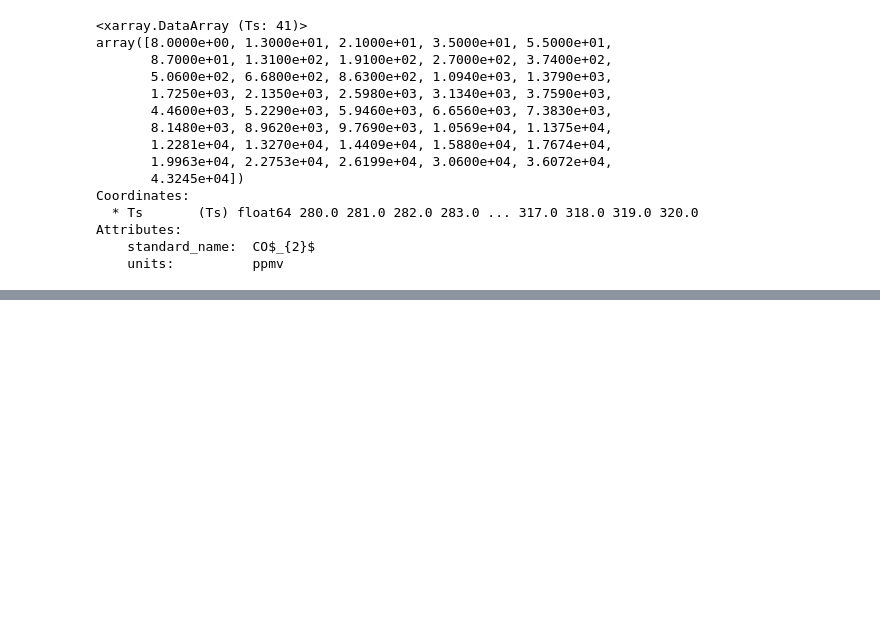
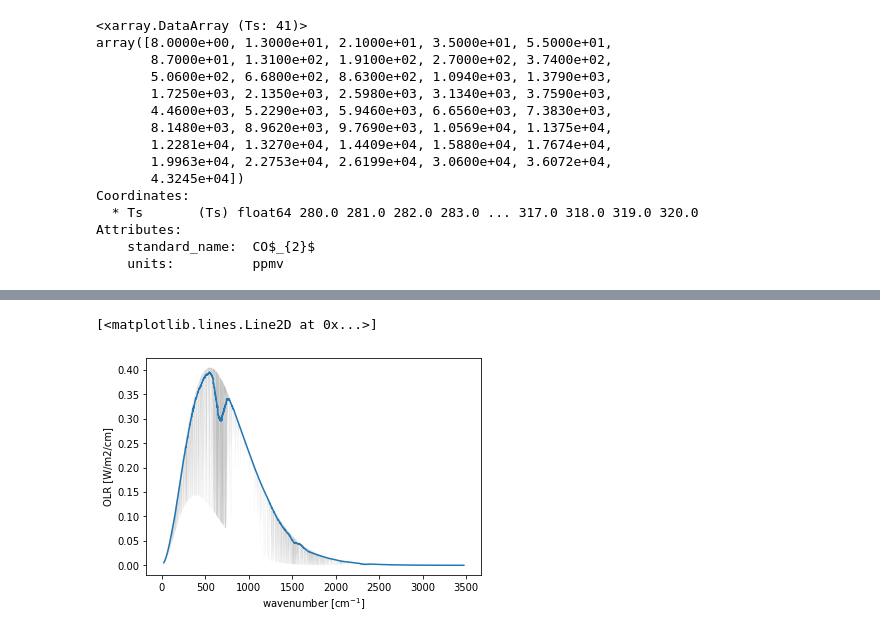
Before and after one commit to AndrewILWilliams/ECS_bump, a Jupyter notebook: climlab_rrtmg.ipynb, the cells around one changed output, grey strips where cells are left out. Saved outputs shown, nothing was run; the diff lists cells and outputs as text; code cells hidden in the pictures; blank space fills up the shorter version.

```diff
--- a/climlab_rrtmg.ipynb
+++ b/climlab_rrtmg.ipynb
@@ -487,4 +505,7 @@ da_olr_spec1.rolling(wavenumber=500, center=True).mean().plot()
 # %%
-da_olr_spec2.plot(alpha=0.2, color='grey')
+da_olr_spec2.plot(alpha=0.5, color='grey', lw=0.05)
 da_olr_spec2.rolling(wavenumber=500, center=True).mean().plot()
+# %% [output]
+[<matplotlib.lines.Line2D at 0x...>]
+[figure, added]
 # %%
```
Also changed, not shown: parts of 10 cells of this notebook.
